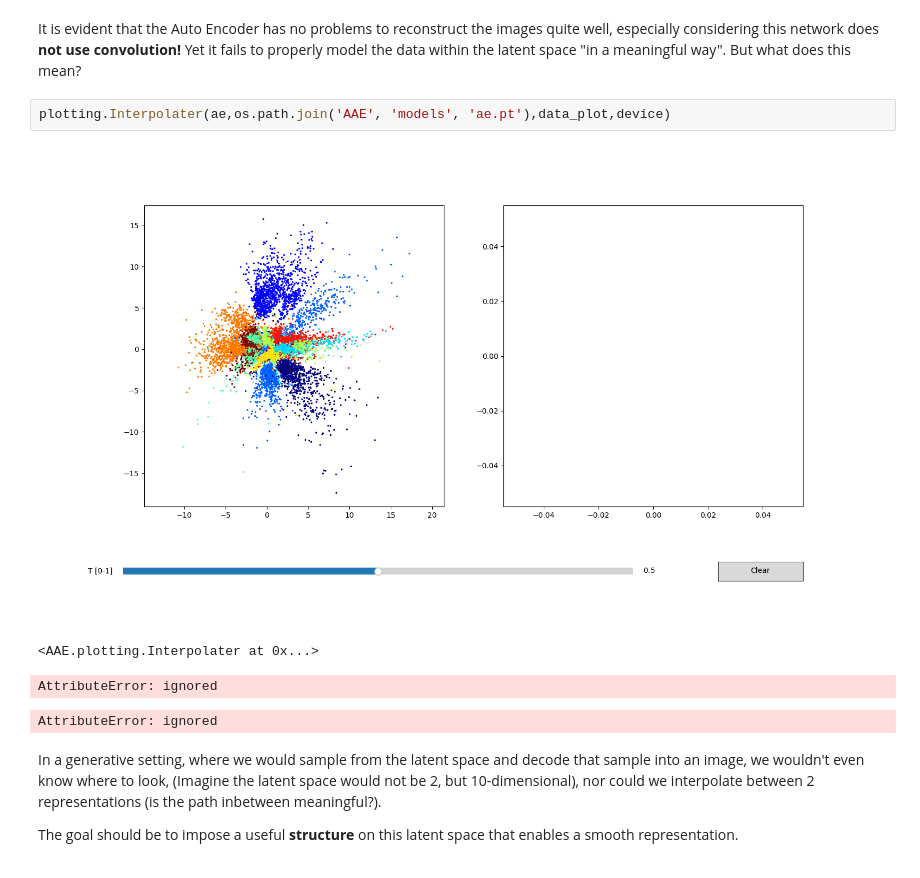
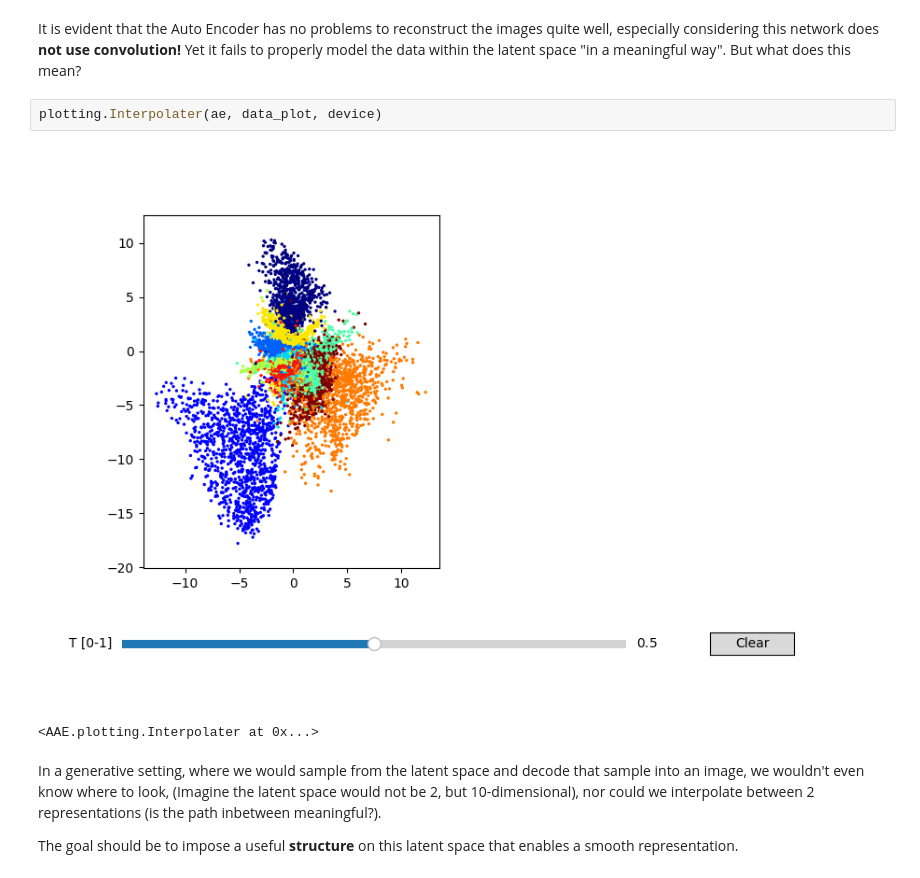
Before and after one commit to JannickS1812/Adversarial-Autoencoder, a Jupyter notebook: The Autoencoder Zoo.ipynb, the cells around one changed output. Cells and saved outputs as stored; diff of their text form.

Commit message:
fixed interpolator, paths and fig sizes

```diff
--- a/The Autoencoder Zoo.ipynb
+++ b/The Autoencoder Zoo.ipynb
@@ -251,12 +263,10 @@ plotting.visualize(ae, data_plot, mnist_vis_test, device=device)
 # %% [markdown]
 It is evident that the Auto Encoder has no problems to reconstruct the images quite well, especially considering this network does **not use convolution!** Yet it fails to properly model the data within the latent space "in a meaningful way". But what does this mean?
 # %%
-plotting.Interpolater(ae,os.path.join('AAE', 'models', 'ae.pt'),data_plot,device)
+plotting.Interpolater(ae, data_plot, device)
 # %% [output]
-[figure, old version]
+[figure, new version]
 <AAE.plotting.Interpolater at 0x...>
-AttributeError: ignored
-AttributeError: ignored
 # %% [markdown]
 In a generative setting, where we would sample from the latent space and decode that sample into an image, we wouldn't even know where to look, (Imagine the latent space would not be 2, but 10-dimensional), nor could we interpolate between 2 representations (is the path inbetween meaningful?).
 
```
Also changed, not shown: parts of 11 cells of this notebook, 2 other files.
